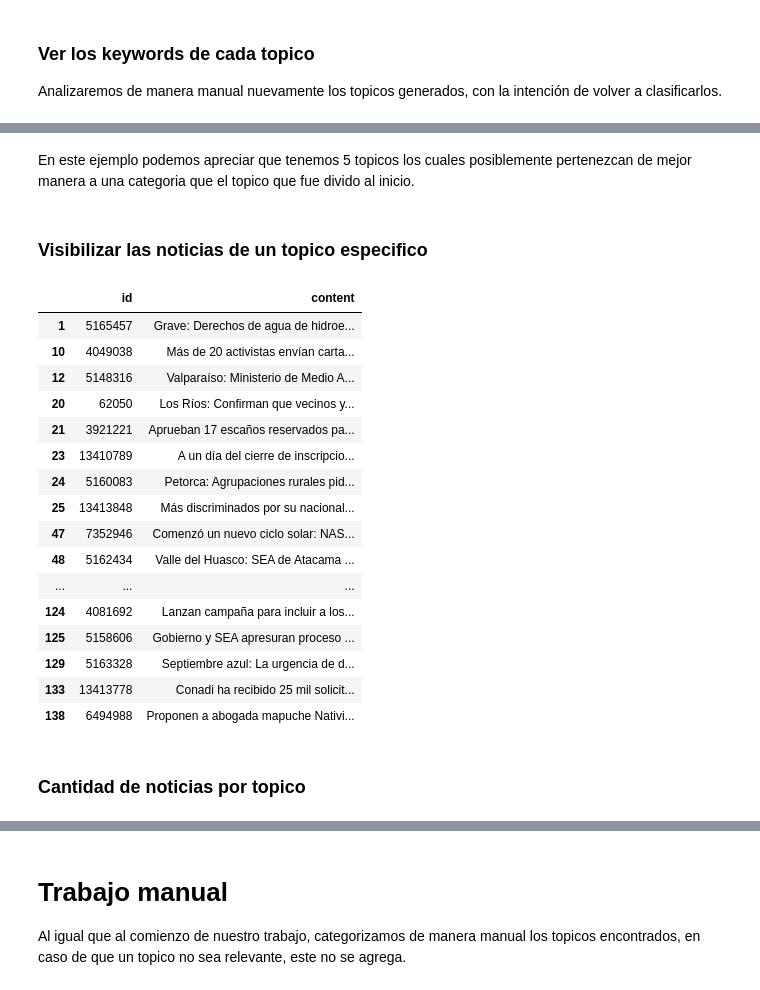
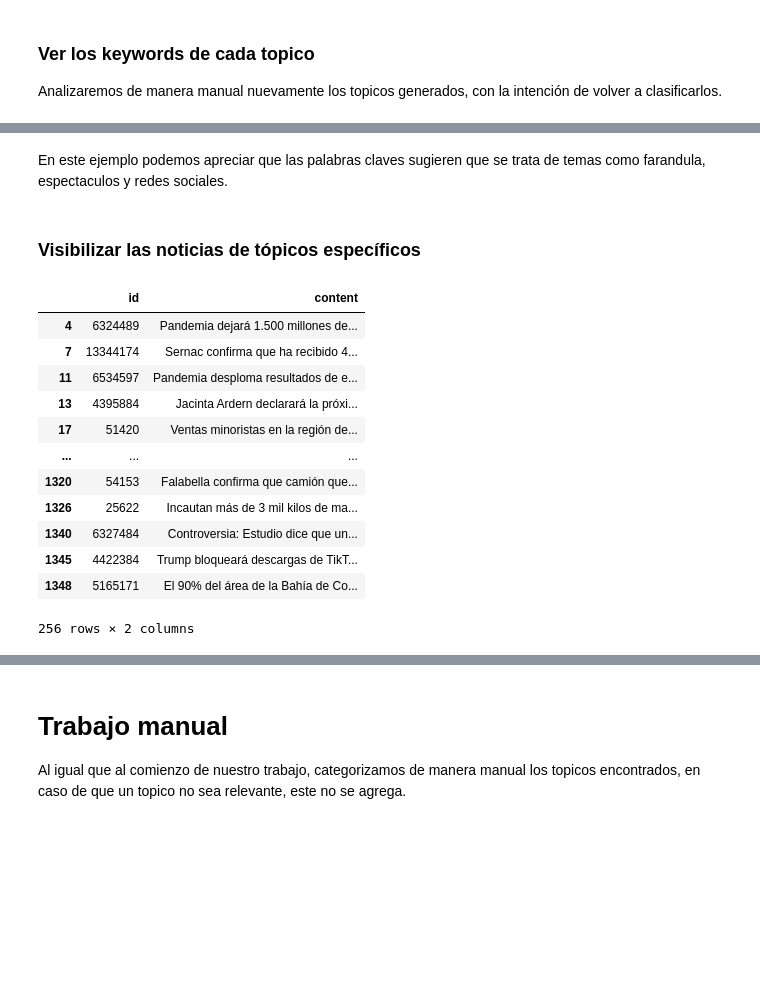
Before and after one commit to matiasbarram/INFO279-TAL-Proyecto, a Jupyter notebook: paso_2_re_extraccion_lda.ipynb, the cells around one changed output, grey strips where cells are left out. Drawn from its saved outputs; the diff is of its cells as text; code cells hidden in the pictures; blank space fills up the shorter version.

Commit message:
actualizar pasos 1, 2 y 3

```diff
--- a/paso_2_re_extraccion_lda.ipynb
+++ b/paso_2_re_extraccion_lda.ipynb
@@ -121,0 +262,5 @@ def format_topics_documents(ldamodel, corpus, texts):
+# %%
+# quitaremos algunas palabras que no entregan mucha informacion
+stop_words = ['persona', 'post_on', 'instagrama_post', 'view_this', 'post_shared',
+              'shared_by', 'by', 'ano', 'hacer', 'decir', 'ver', 'dar',
+              'mas', 'tambien', 'bien', 'querer', 'tener', 'gente']
@@ -121,0 +340,5 @@ def format_topics_documents(ldamodel, corpus, texts):
+# %%
+pd.set_option('display.max_colwidth', 200)
+# por ejemplo vemos noticias del topico 4, posiblemente categoria salud
+mask = df_dominant_topic['Dominant_Topic'] == 4
+df_topics.reset_index()[mask][['id', 'content']]
@@ -124,11 +428,13 @@ def format_topics_documents(ldamodel, corpus, texts):
 # %%
-ORIGINAL_TOPIC = 0
+# todo lo de abajo se repite para los topicos seleccionados
+# topics 2 y 5
+TOPIC = 2
 
-filename = f'./dominant_topics/dominant_topic{ORIGINAL_TOPIC}.csv'
+filename = f'./dominant_topics/topics_paso2_{TOPIC}.csv'
 df = pd.read_csv(filename)
-corpus, id2word, data_lemmatized = get_from_textlist(df)
+corpus, id2word, data_lemmatized = get_from_textlist(df, stop_words=stop_words)
 # Can take a long time to run.
-limit=10; start=2; step=1;
+limit=13; start=2; step=1;
 model_list, coherence_values = compute_coherence_values(dictionary=id2word,
                                                         corpus=corpus,
                                                         texts=data_lemmatized,
@@ -166,6 +460,8 @@ for i, (m, cv) in enumerate(zip(x, coherence_values)):
 # %%
-# elegir
-idx_optimo = 2
+# elegir dependiendo de la coherencia y la cantidad de noticias por topico
+# para evitar configuraciones que tienen topicos conmuy pocas noticias
+# topic 5 : idx_optimo = 4, topic 2 : idx_optimo = 4
+idx_optimo = 4
 optimal_model = model_list[idx_optimo]
 optimal_ntopics = len(model_list[idx_optimo].get_topics())
 # %%
@@ -215,27 +510,20 @@ get_df_keywords(optimal_model, optimal_ntopics)
-# %% [markdown]
-En este ejemplo podemos apreciar que tenemos 5 topicos los cuales posiblemente pertenezcan de mejor manera a una categoria que el topico que fue divido al inicio.
+# %% [markdown]
+En este ejemplo podemos apreciar que las palabras claves sugieren que se trata de temas como farandula, espectaculos y redes sociales.
 # %% [markdown]
-### Visibilizar las noticias de un topico especifico
+### Visibilizar las noticias de tópicos específicos
 # %%
-df[df_dominant_topic['Dominant_Topic'] == 0][['id', 'content']]
-#_df = df[df_dominant_topic['Dominant_Topic'] == 0]
+df[df_dominant_topic['Dominant_Topic'] == 5][['id', 'content']]
 # %% [output]
 |  | id | content |
-| 1 | 5165457 | Grave: Derechos de agua de hidroe... |
-| 10 | 4049038 | Más de 20 activistas envían carta... |
-| 12 | 5148316 | Valparaíso: Ministerio de Medio A... |
-| 20 | 62050 | Los Ríos: Confirman que vecinos y... |
-| 21 | 3921221 | Aprueban 17 escaños reservados pa... |
-| 23 | 13410789 | A un día del cierre de inscripcio... |
-| 24 | 5160083 | Petorca: Agrupaciones rurales pid... |
-| 25 | 13413848 | Más discriminados por su nacional... |
-| 47 | 7352946 | Comenzó un nuevo ciclo solar: NAS... |
-| 48 | 5162434 | Valle del Huasco: SEA de Atacama ... |
+| 4 | 6324489 | Pandemia dejará 1.500 millones de... |
+| 7 | 13344174 | Sernac confirma que ha recibido 4... |
+| 11 | 6534597 | Pandemia desploma resultados de e... |
+| 13 | 4395884 | Jacinta Ardern declarará la próxi... |
+| 17 | 51420 | Ventas minoristas en la región de... |
 | ... | ... | ... |
-| 124 | 4081692 | Lanzan campaña para incluir a los... |
-| 125 | 5158606 | Gobierno y SEA apresuran proceso ... |
-| 129 | 5163328 | Septiembre azul: La urgencia de d... |
-| 133 | 13413778 | Conadi ha recibido 25 mil solicit... |
-| 138 | 6494988 | Proponen a abogada mapuche Nativi... |
+| 1320 | 54153 | Falabella confirma que camión que... |
+| 1326 | 25622 | Incautan más de 3 mil kilos de ma... |
+| 1340 | 6327484 | Controversia: Estudio dice que un... |
+| 1345 | 4422384 | Trump bloqueará descargas de TikT... |
+| 1348 | 5165171 | El 90% del área de la Bahía de Co... |
+256 rows × 2 columns
-# %% [markdown]
-### Cantidad de noticias por topico
```
Also changed, not shown: parts of 58 cells of this notebook, 5 other files.
